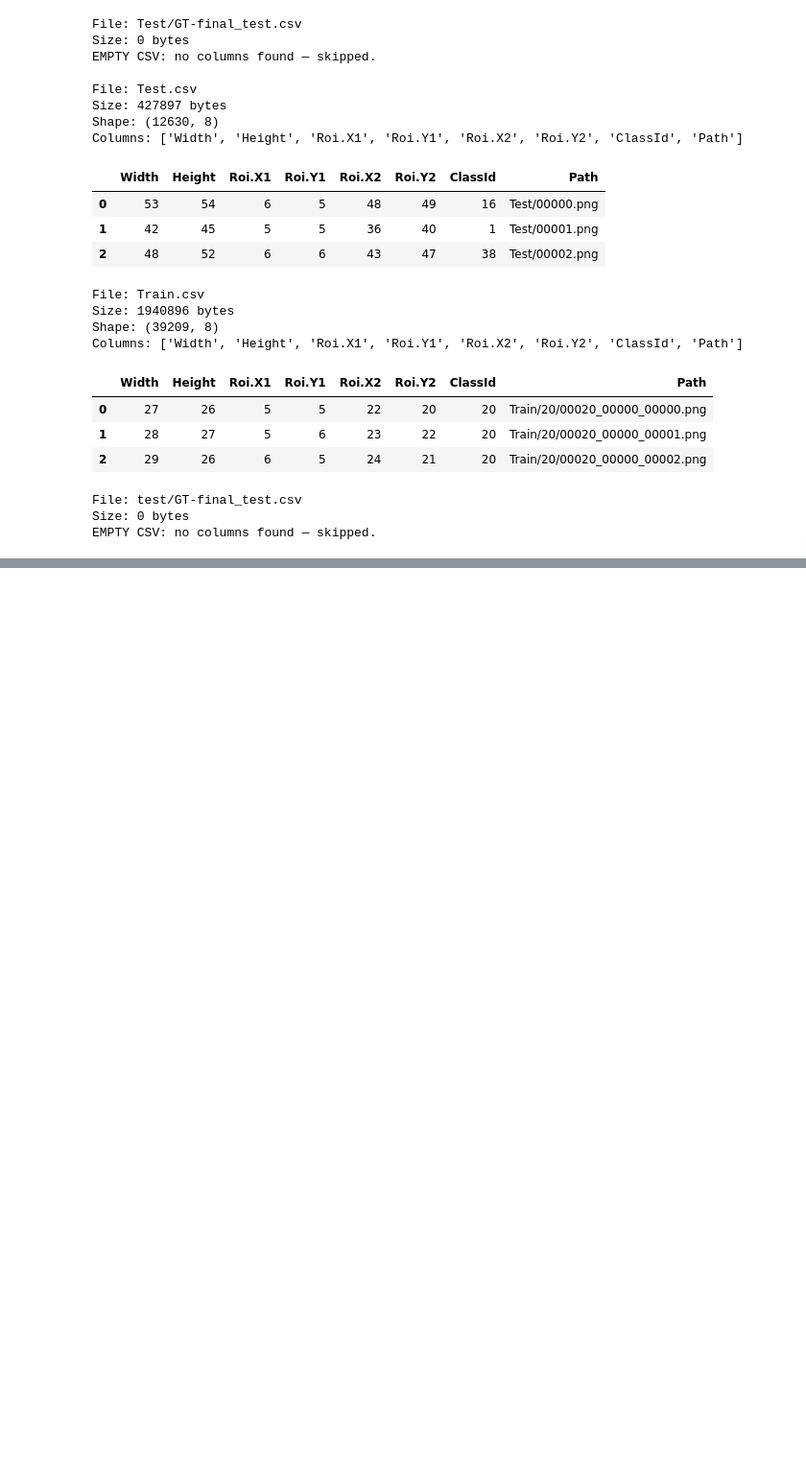
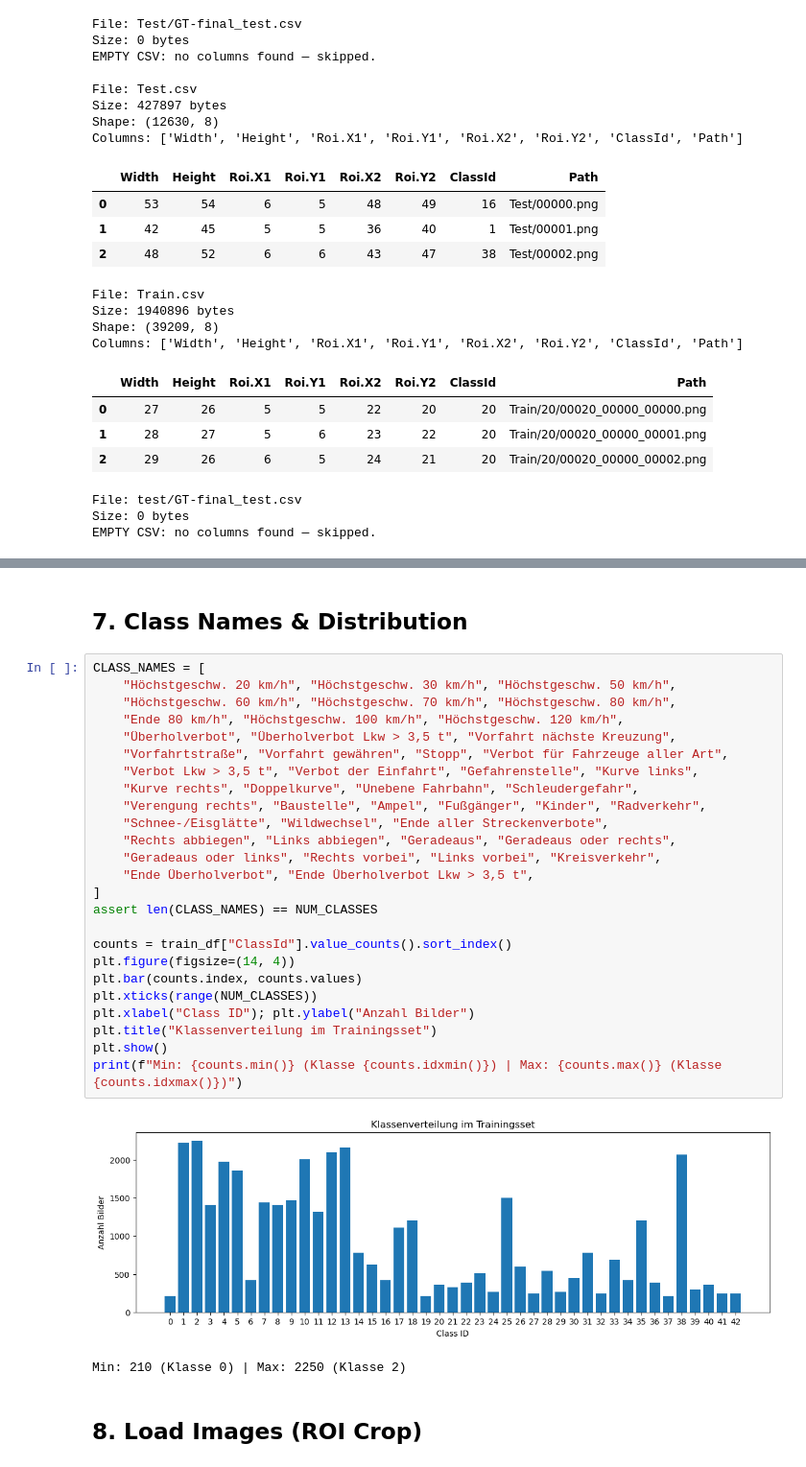
Before and after one commit to SaeideDana/traffic_asign_recognation, a Jupyter notebook: Traffic_Sign_Recognition.ipynb, the cells around one changed output, grey strips where cells are left out. Shown at 96% size. Drawn from its saved outputs; the diff is of its cells as text; blank space fills up the shorter version.

Commit message:
Rebuild and improve model: ROI crop, track-based split, multi-seed evaluation, ensemble

```diff
--- a/Traffic_Sign_Recognition.ipynb
+++ b/Traffic_Sign_Recognition.ipynb
@@ -97,0 +192,32 @@ EMPTY CSV: no columns found — skipped.
+# %% [markdown]
+## 7. Class Names & Distribution
+# %%
+CLASS_NAMES = [
+    "Höchstgeschw. 20 km/h", "Höchstgeschw. 30 km/h", "Höchstgeschw. 50 km/h",
+    "Höchstgeschw. 60 km/h", "Höchstgeschw. 70 km/h", "Höchstgeschw. 80 km/h",
+    "Ende 80 km/h", "Höchstgeschw. 100 km/h", "Höchstgeschw. 120 km/h",
+    "Überholverbot", "Überholverbot Lkw > 3,5 t", "Vorfahrt nächste Kreuzung",
+    "Vorfahrtstraße", "Vorfahrt gewähren", "Stopp", "Verbot für Fahrzeuge aller Art",
+    "Verbot Lkw > 3,5 t", "Verbot der Einfahrt", "Gefahrenstelle", "Kurve links",
+    "Kurve rechts", "Doppelkurve", "Unebene Fahrbahn", "Schleudergefahr",
+    "Verengung rechts", "Baustelle", "Ampel", "Fußgänger", "Kinder", "Radverkehr",
+    "Schnee-/Eisglätte", "Wildwechsel", "Ende aller Streckenverbote",
+    "Rechts abbiegen", "Links abbiegen", "Geradeaus", "Geradeaus oder rechts",
+    "Geradeaus oder links", "Rechts vorbei", "Links vorbei", "Kreisverkehr",
+    "Ende Überholverbot", "Ende Überholverbot Lkw > 3,5 t",
+]
+assert len(CLASS_NAMES) == NUM_CLASSES
+
+counts = train_df["ClassId"].value_counts().sort_index()
+plt.figure(figsize=(14, 4))
+plt.bar(counts.index, counts.values)
+plt.xticks(range(NUM_CLASSES))
+plt.xlabel("Class ID"); plt.ylabel("Anzahl Bilder")
+plt.title("Klassenverteilung im Trainingsset")
+plt.show()
+print(f"Min: {counts.min()} (Klasse {counts.idxmin()}) | Max: {counts.max()} (Klasse {counts.idxmax()})")
+# %% [output]
+[figure, added]
+Min: 210 (Klasse 0) | Max: 2250 (Klasse 2)
+# %% [markdown]
+## 8. Load Images (ROI Crop)
```
Also changed, not shown: parts of 53 cells of this notebook, 4 other files.
